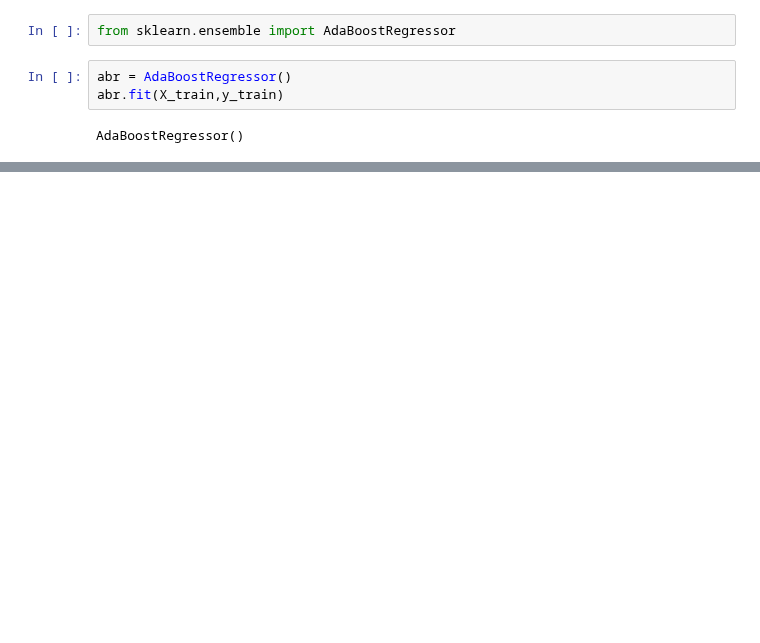
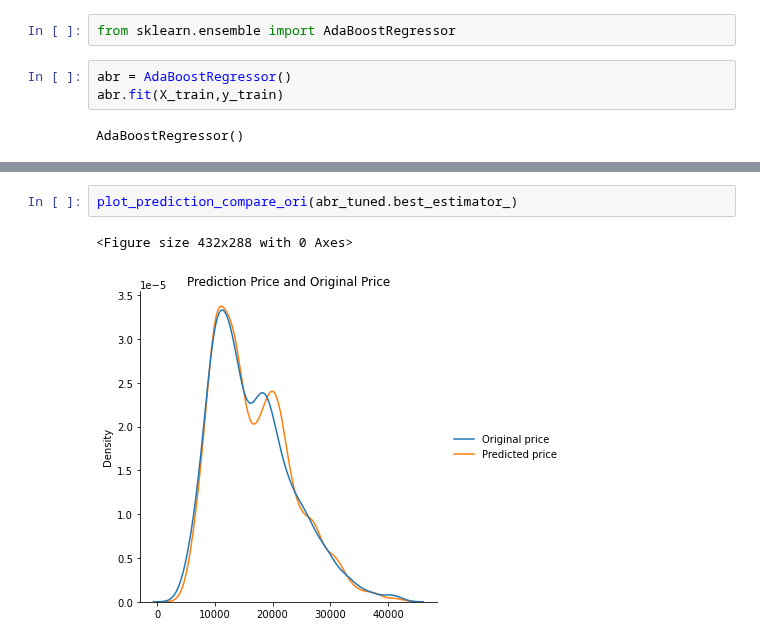
Before and after one commit to kai2128/DM_Assignment, a Jupyter notebook: algorithm/AdaBoostRegressor.ipynb, the cells around one changed output, grey strips where cells are left out. Saved outputs shown, nothing was run; the diff lists cells and outputs as text; blank space fills up the shorter version.

```diff
--- a/algorithm/AdaBoostRegressor.ipynb
+++ b/algorithm/AdaBoostRegressor.ipynb
@@ -30,0 +89,5 @@ from sklearn.grid_search import GridSearchCV
+# %%
+plot_prediction_compare_ori(abr_tuned.best_estimator_)
+# %% [output]
+<Figure size 432x288 with 0 Axes>
+[figure, added]
```
Also changed, not shown: parts of 17 cells of this notebook, 3 other files.
